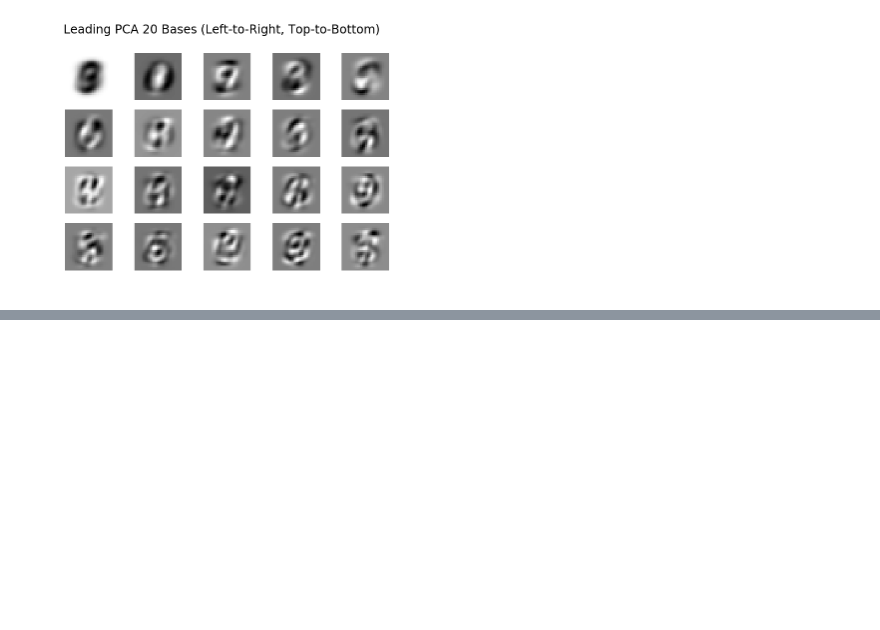
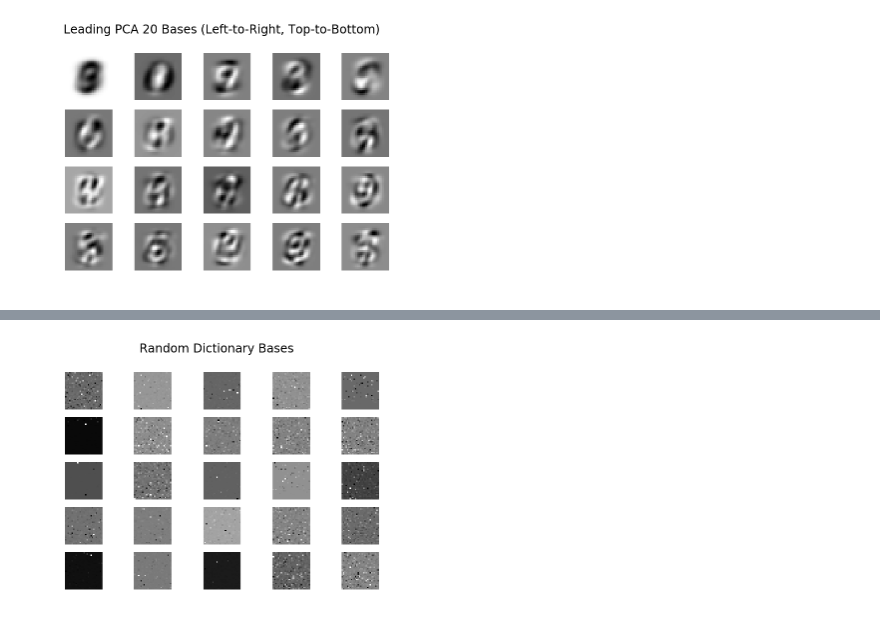
Before and after one commit to hermish/research-scratch, a Jupyter notebook: dictionary-learning/experimental.ipynb, the cells around one changed output, grey strips where cells are left out. Saved outputs shown, nothing was run; the diff lists cells and outputs as text; code cells hidden in the pictures; blank space fills up the shorter version.

```diff
--- a/dictionary-learning/experimental.ipynb
+++ b/dictionary-learning/experimental.ipynb
@@ -87,0 +89,17 @@ plt.show()
+# %%
+ROWS, COLS = 5, 5
+
+fig, axs = plt.subplots(ROWS, COLS)
+for row in range(ROWS):
+    for col in range(COLS):
+        index = random.randrange(0, len(recovered.T))
+        vector = recovered[:,index]
+
+        pixels = vector.reshape((SIZE, SIZE))
+        axs[row][col].imshow(pixels, cmap='gray_r')
+        axs[row][col].axis('off')
+
+plt.suptitle('Random Dictionary Bases')
+plt.show()
+# %% [output]
+[figure, added]
```
Also changed, not shown: parts of 3 cells of this notebook, 1 other file.
